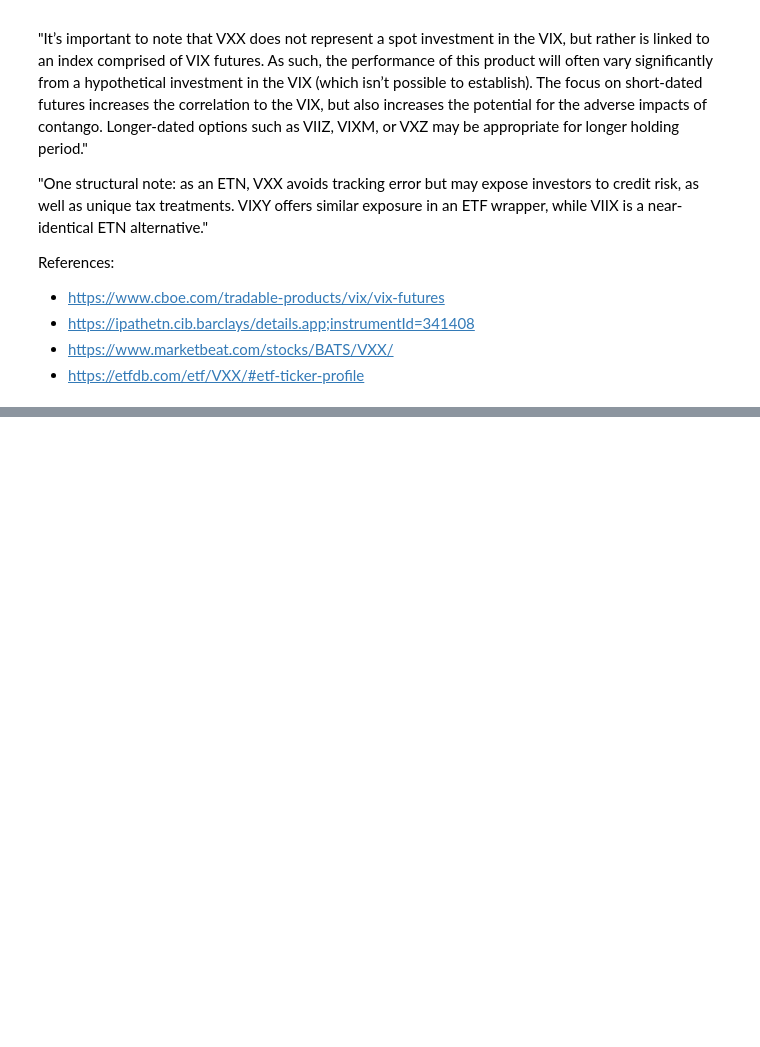
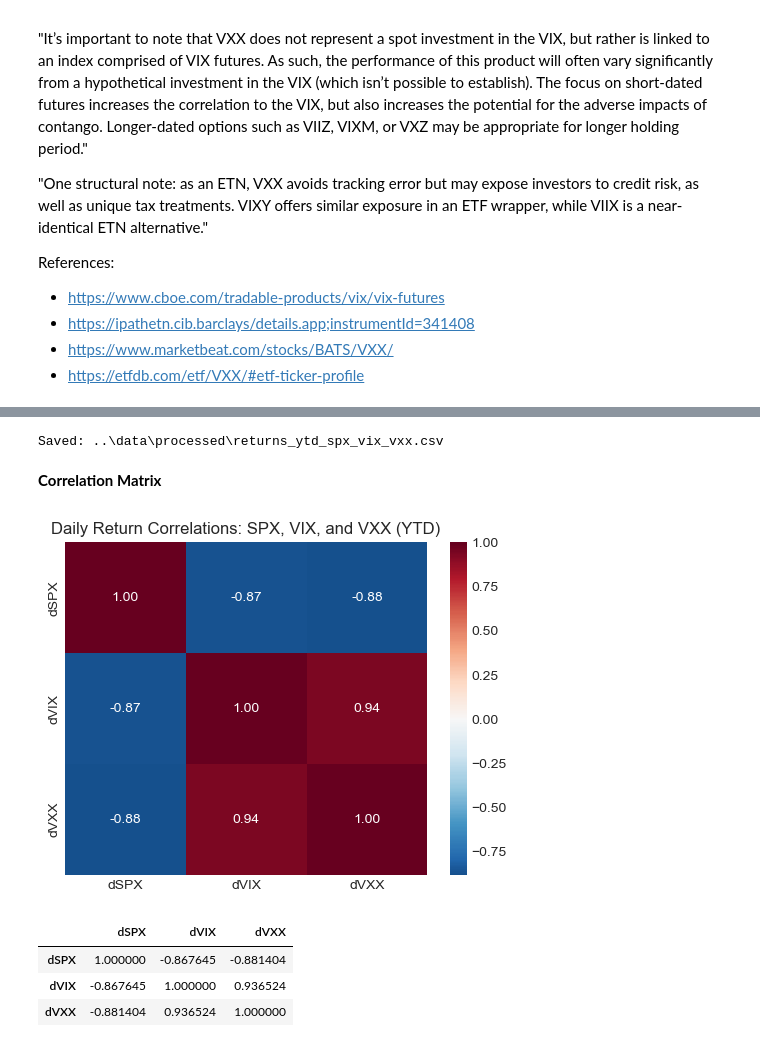
Before and after one commit to ahmer-cpu/vix-project, a Jupyter notebook: notebooks/05_hedging_portfolio.ipynb, the cells around one changed output, grey strips where cells are left out. Drawn from its saved outputs; the diff is of its cells as text; code cells hidden in the pictures; blank space fills up the shorter version.

Commit message:
Hedging Notebook update, data and figures.

```diff
--- a/notebooks/05_hedging_portfolio.ipynb
+++ b/notebooks/05_hedging_portfolio.ipynb
@@ -24,0 +56,27 @@ References:
+# %%
+# Compute daily simple returns
+# VIX: use Close (index, non-tradable)
+vix = vix_df[["Date", "Close"]].rename(columns={"Close": "VIX_Close"}).copy()
+vix["dVIX"] = vix["VIX_Close"].pct_change()
+
+# SPX: use Adj Close (includes dividend adj)
+spx = spx_df[["Date", "Adj Close"]].rename(columns={"Adj Close": "SPX_AdjClose"}).copy()
+spx["dSPX"] = spx["SPX_AdjClose"].pct_change()
+
+# VXX: tradable proxy for VIX exposure (ETN built from VIX futures)
+vxx = vxx_df[["Date", "Adj Close"]].rename(columns={"Adj Close": "VXX_AdjClose"}).copy()
+vxx["dVXX"] = vxx["VXX_AdjClose"].pct_change()
+# %%
+# Align by trading date (inner join keeps only overlapping dates)
+ret = (
+    vix.merge(spx, on="Date", how="inner")
+       .merge(vxx, on="Date", how="inner")
+       .sort_values("Date")
+       .reset_index(drop=True)
+)
+
+# drop first row where pct_change() is NaN
+ret = ret.dropna(subset=["dVIX", "dSPX", "dVXX"]).reset_index(drop=True)
+
+display(ret.head(3))
+print(f"Aligned rows: {len(ret)} (from {ret['Date'].min().date()} to {ret['Date'].max().date()})")
@@ -24,0 +89,28 @@ References:
+# %%
+DATA_PROCESSED = Path("../data/processed")
+DATA_PROCESSED.mkdir(parents=True, exist_ok=True)
+
+out_path = DATA_PROCESSED / "returns_ytd_spx_vix_vxx.csv"
+# ret.to_csv(out_path, index=False)
+# print("Saved:", out_path)
+# %% [output]
+Saved: ..\data\processed\returns_ytd_spx_vix_vxx.csv
+# %% [markdown]
+**Correlation Matrix**
+# %%
+# Static correlations (daily returns)
+corr = ret[["dSPX", "dVIX", "dVXX"]].corr()
+
+plt.figure(figsize=(5,4))
+sns.heatmap(corr, annot=True, cmap="RdBu_r", center=0, fmt=".2f")
+plt.title("Daily Return Correlations: SPX, VIX, and VXX (YTD)")
+plt.tight_layout()
+plt.show()
+
+corr
+# %% [output]
+[figure, added]
+|  | dSPX | dVIX | dVXX |
+| dSPX | 1.000000 | -0.867645 | -0.881404 |
+| dVIX | -0.867645 | 1.000000 | 0.936524 |
+| dVXX | -0.881404 | 0.936524 | 1.000000 |
```
Also changed, not shown: parts of 18 cells of this notebook, 6 other files.
